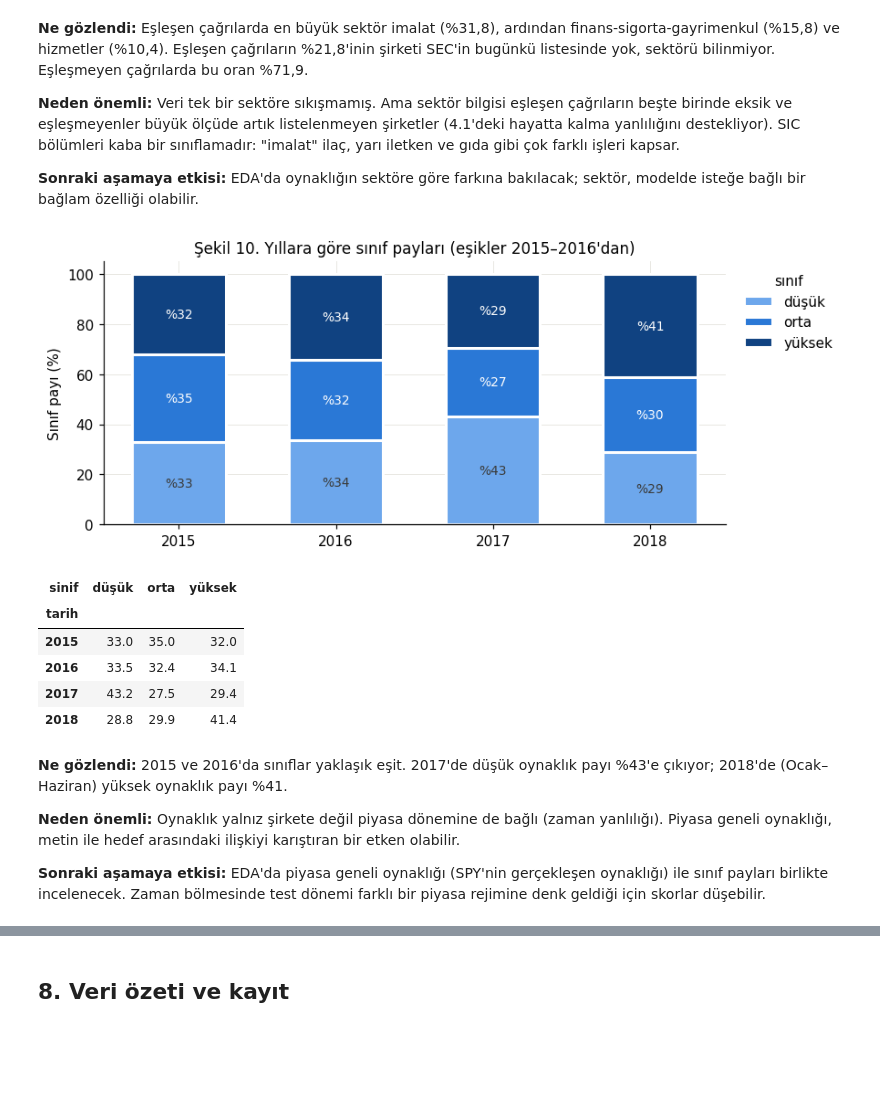
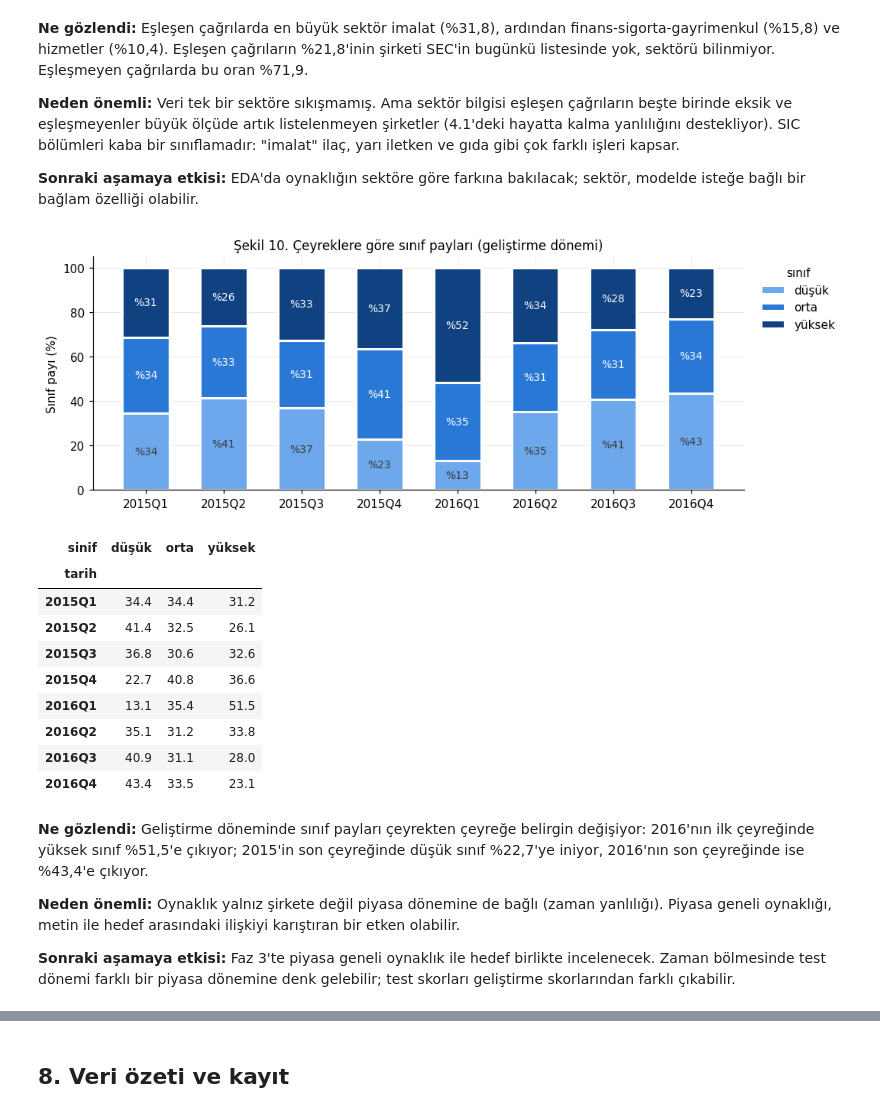
Before and after one commit to emirhanok1/kazanc-oynaklik, a Jupyter notebook: notebooks/01_veri_edinme_eslestirme.ipynb, the cells around one changed output, grey strips where cells are left out. Saved outputs shown, nothing was run; the diff lists cells and outputs as text; code cells hidden in the pictures; blank space fills up the shorter version.

Commit message:
Sıkı test ayrımı: hedefe dayanan analizler ve örnekler yalnız geliştirme döneminden (Faz 1-3)

```diff
--- a/notebooks/01_veri_edinme_eslestirme.ipynb
+++ b/notebooks/01_veri_edinme_eslestirme.ipynb
@@ -536,10 +543,11 @@ tablo["sinif"] = etiket.siniflandir(tablo.v, esik).astype(int)
 tablo["ad_geciyor"] = es.set_index("klasor").ad_geciyor
 print("Eşikler (log std):", np.round(esik, 4), "→ günlük getiri std'si: %", np.round(100 * np.exp(esik), 3))
 
+tg = tablo[egitim]                                        # geliştirme dönemi (hedefe dayanan analizler için)
 ornekler = []
 for c in range(3):
-    aday = tablo[(tablo.sinif == c) & (tablo.ad_geciyor == True) & (tablo.n_kelime >= 800)]
-    ornekler.append((aday.v - tablo[tablo.sinif == c].v.median()).abs().idxmin())
+    aday = tg[(tg.sinif == c) & (tg.ad_geciyor == True) & (tg.n_kelime >= 800)]
+    ornekler.append((aday.v - tg[tg.sinif == c].v.median()).abs().idxmin())
 
 fig, eksen = plt.subplots(3, 2, figsize=(11.5, 8.2), gridspec_kw={"width_ratios": [1.25, 1]})
 for (sol, sag), k in zip(eksen, ornekler):
@@ -650,9 +658,9 @@ print(f"Ders şartı → sınıf sayısı {n_sinif} ≥ 3: {n_sinif >= 3} | en k
 Ders şartı → sınıf sayısı 3 ≥ 3: True | en küçük sınıf 948 ≥ 150: True | toplam 3026 ≥ 500: True
 # %%
 fig, (a1, a2) = plt.subplots(1, 2, figsize=(11.5, 3.8), gridspec_kw={"width_ratios": [1.5, 1]})
-kutular = np.linspace(tablo.v.min(), tablo.v.max(), 60)
+kutular = np.linspace(tg.v.min(), tg.v.max(), 60)
 for c in range(3):
-    a1.hist(tablo.v[tablo.sinif == c], bins=kutular, color=SINIF_RENK[c], edgecolor="white", linewidth=0.5,
+    a1.hist(tg.v[tg.sinif == c], bins=kutular, color=SINIF_RENK[c], edgecolor="white", linewidth=0.5,
             label=etiket.SINIF_ADLARI[c])
 for i, e in enumerate(esik):
     a1.axvline(e, color=KOYU, lw=1, ls="--")
@@ -661,7 +669,7 @@ for i, e in enumerate(esik):
 a1.set_xlabel("Hedef v = ln(std(r0..r+6))")
 a1.set_ylabel("Çağrı sayısı")
 a1.legend(title="sınıf", frameon=False)
-a1.set_title("(a) Hedef dağılımı ve eğitim eşikleri")
+a1.set_title(f"(a) Hedef dağılımı ve eşikler (geliştirme, n = {tr(len(tg))})")
 x = np.arange(3)
 for j, (kol, renk) in enumerate([("eğitim (≤2016)", MAVI), ("sonrası (2017–2018)", TURUNCU)]):
     pay = 100 * siniflar[kol].iloc[:3] / siniflar[kol].iloc[3]
@@ -672,8 +680,8 @@ a2.axhline(100 / 3, color=GRI, lw=1, ls="--")
 a2.set_xticks(x, etiket.SINIF_ADLARI)
 a2.set_ylabel("Sınıf payı (%)")
 a2.legend(frameon=False, fontsize=8.5)
-a2.set_title("(b) Sınıf payları: eğitim vs sonrası")
-fig.suptitle("Şekil 6. Hedef oynaklık ve sınıf dağılımı (n = 3.026)", y=1.02, fontsize=11)
+a2.set_title("(b) Bölmelere göre sınıf payları (yalnız sayım)")
+fig.suptitle("Şekil 6. Hedef oynaklık ve sınıf dağılımı", y=1.02, fontsize=11)
 kaydet(fig, "f1_06_hedef_siniflar")
 plt.show()
 # %% [output]
@@ -687,11 +695,11 @@ plt.show()
 # %% [markdown]
 ### 5.1 Belirsiz ve şüpheli etiketler
 # %%
-uzaklik = np.min(np.abs(tablo.v.to_numpy()[:, None] - esik[None, :]), axis=1)
+uzaklik = np.min(np.abs(tg.v.to_numpy()[:, None] - esik[None, :]), axis=1)
 print(f"Bir eşiğe 0,10 log biriminden yakın (std farkı ≈ %10'dan az) çağrı: {(uzaklik < 0.10).sum():,} "
       f"(%{100 * (uzaklik < 0.10).mean():.1f}) → sınıfı küçük bir fiyat hareketiyle değişebilir")
 
-h = pencere[pencere.gun.between(0, 6)].copy()
+h = pencere[pencere.gun.between(0, 6) & pencere.klasor.isin(tg.index)].copy()
 h["sapma2"] = (h.getiri - h.groupby("klasor").getiri.transform("mean")) ** 2
 en_buyuk = h.loc[h.groupby("klasor").sapma2.idxmax()].set_index("klasor")
 pay = en_buyuk.sapma2 / h.groupby("klasor").sapma2.sum()
@@ -701,7 +709,7 @@ print("Bu baskın günün konumu:", (100 * en_buyuk.gun.value_counts(normalize=T
 
 sifir = h.groupby("klasor").getiri.apply(lambda s: (s == 0).sum())
 print("Hedef penceresinde getirisi tam 0 olan gün sayısı ≥ 3 olan çağrı (donuk fiyat şüphesi):", int((sifir >= 3).sum()))
-uc_ = tablo.v.sort_values()
+uc_ = tg.v.sort_values()
 print("En düşük 3 v:", [(k, round(x, 2)) for k, x in uc_.head(3).items()])
 print("En yüksek 3 v:", [(k, round(x, 2)) for k, x in uc_.tail(3).items()])
 # %% [output]
@@ -720,7 +728,7 @@ En yüksek 3 v: [('20160226_HSC', -1.69), ('20160503_AROC', -1.64), ('20151106_L
 # %%
-h0 = 100 * pencere[pencere.gun.between(0, 6)].pivot(index="klasor", columns="gun", values="getiri")
-alt_ = tablo[tablo.v <= esik[1]].v.idxmax()      # üst eşiğin hemen altı → orta
-ust_ = tablo[tablo.v > esik[1]].v.idxmin()       # üst eşiğin hemen üstü → yüksek
+h0 = 100 * h.pivot(index="klasor", columns="gun", values="getiri")
+alt_ = tg[tg.v <= esik[1]].v.idxmax()      # üst eşiğin hemen altı → orta
+ust_ = tg[tg.v > esik[1]].v.idxmin()       # üst eşiğin hemen üstü → yüksek
 donuk = sifir.idxmax()                           # hedef penceresinde en çok sıfır getirili çağrı
 baskin = pay.idxmax()                            # varyansı en çok tek güne yığılmış çağrı
 ornek = [(alt_, "eşiğin hemen altı → orta"), (ust_, "eşiğin hemen üstü → yüksek"),
@@ -735,9 +743,10 @@ for ax, (k, baslik) in zip(eksen, ornek):
     ax.set_xlabel("gün (turuncu: 0 ve +1)")
     ax.yaxis.set_major_formatter(VIRGUL)
 eksen[0].set_ylabel("Log getiri (%)")
-fig.suptitle("Şekil 7. Belirsiz ve şüpheli etiket örnekleri: hedef penceresindeki günlük getiriler", y=1.04, fontsize=11)
+fig.suptitle("Şekil 7. Belirsiz ve şüpheli etiket örnekleri: hedef penceresindeki günlük getiriler (geliştirme dönemi)", y=1.04, fontsize=11)
 fig.tight_layout()
 kaydet(fig, "f1_07_supheli_etiketler")
 plt.show()
 print(f"Eşiğin iki yanındaki çağrıların v farkı: {tablo.v[ust_] - tablo.v[alt_]:.5f} (eşik {esik[1]:.4f})")
+print(f"Donuk fiyat örneği {donuk}: {int(sifir[donuk])} gün sıfır getiri | tek gün baskın örneği {baskin}: varyansın %{100 * pay[baskin]:.0f}'i gün +{int(en_buyuk.loc[baskin, 'gun'])}'dan")
 # %% [output]
@@ -851,35 +861,39 @@ sektor.round(1)
 
 **Sonraki aşamaya etkisi:** EDA'da oynaklığın sektöre göre farkına bakılacak; sektör, modelde isteğe bağlı bir bağlam özelliği olabilir.
 # %%
-pay_yil = pd.crosstab(tablo.tarih.dt.year, tablo.sinif, normalize="index").mul(100).rename(columns=dict(enumerate(etiket.SINIF_ADLARI)))
-fig, ax = plt.subplots(figsize=(8, 3.4))
+pay_yil = pd.crosstab(tg.tarih.dt.to_period("Q").astype(str), tg.sinif, normalize="index").mul(100).rename(columns=dict(enumerate(etiket.SINIF_ADLARI)))
+fig, ax = plt.subplots(figsize=(10, 3.6))
 alt = np.zeros(len(pay_yil))
 for c, ad in enumerate(etiket.SINIF_ADLARI):
     ax.bar(pay_yil.index.astype(str), pay_yil[ad], bottom=alt, color=SINIF_RENK[c], width=0.6, label=ad,
            edgecolor="white", linewidth=2)
     for i, (b, h_) in enumerate(zip(alt, pay_yil[ad])):
         ax.text(i, b + h_ / 2, f"%{h_:.0f}", ha="center", va="center", fontsize=9, color="white" if c > 0 else KOYU)
     alt += pay_yil[ad].to_numpy()
 ax.set_ylabel("Sınıf payı (%)")
 ax.legend(title="sınıf", frameon=False, bbox_to_anchor=(1.01, 1), loc="upper left")
-ax.set_title("Şekil 10. Yıllara göre sınıf payları (eşikler 2015–2016'dan)")
+ax.set_title("Şekil 10. Çeyreklere göre sınıf payları (geliştirme dönemi)")
 kaydet(fig, "f1_10_yil_sinif")
 plt.show()
 pay_yil.round(1)
 # %% [output]
-[figure, old version]
+[figure, new version]
 | sinif | düşük | orta | yüksek |
 | tarih |  |  |  |
-| 2015 | 33.0 | 35.0 | 32.0 |
-| 2016 | 33.5 | 32.4 | 34.1 |
-| 2017 | 43.2 | 27.5 | 29.4 |
-| 2018 | 28.8 | 29.9 | 41.4 |
+| 2015Q1 | 34.4 | 34.4 | 31.2 |
+| 2015Q2 | 41.4 | 32.5 | 26.1 |
+| 2015Q3 | 36.8 | 30.6 | 32.6 |
+| 2015Q4 | 22.7 | 40.8 | 36.6 |
+| 2016Q1 | 13.1 | 35.4 | 51.5 |
+| 2016Q2 | 35.1 | 31.2 | 33.8 |
+| 2016Q3 | 40.9 | 31.1 | 28.0 |
+| 2016Q4 | 43.4 | 33.5 | 23.1 |
 # %% [markdown]
-**Ne gözlendi:** 2015 ve 2016'da sınıflar yaklaşık eşit. 2017'de düşük oynaklık payı %43'e çıkıyor; 2018'de (Ocak–Haziran) yüksek oynaklık payı %41.
+**Ne gözlendi:** Geliştirme döneminde sınıf payları çeyrekten çeyreğe belirgin değişiyor: 2016'nın ilk çeyreğinde yüksek sınıf %51,5'e çıkıyor; 2015'in son çeyreğinde düşük sınıf %22,7'ye iniyor, 2016'nın son çeyreğinde ise %43,4'e çıkıyor.
 
 **Neden önemli:** Oynaklık yalnız şirkete değil piyasa dönemine de bağlı (zaman yanlılığı). Piyasa geneli oynaklığı, metin ile hedef arasındaki ilişkiyi karıştıran bir etken olabilir.
 
-**Sonraki aşamaya etkisi:** EDA'da piyasa geneli oynaklığı (SPY'nin gerçekleşen oynaklığı) ile sınıf payları birlikte incelenecek. Zaman bölmesinde test dönemi farklı bir piyasa rejimine denk geldiği için skorlar düşebilir.
+**Sonraki aşamaya etkisi:** Faz 3'te piyasa geneli oynaklık ile hedef birlikte incelenecek. Zaman bölmesinde test dönemi farklı bir piyasa dönemine denk gelebilir; test skorları geliştirme skorlarından farklı çıkabilir.
 # %% [markdown]
 ### Temsil gücü özeti (Kriter 3)
 
```
Also changed, not shown: parts of 15 cells of this notebook, 11 other files.
